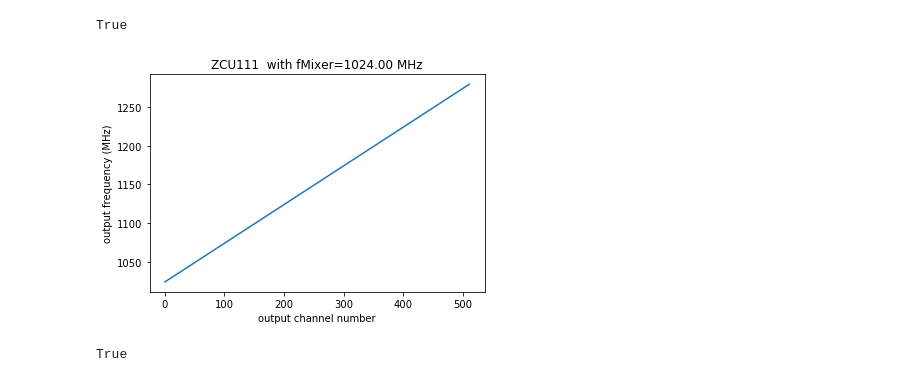
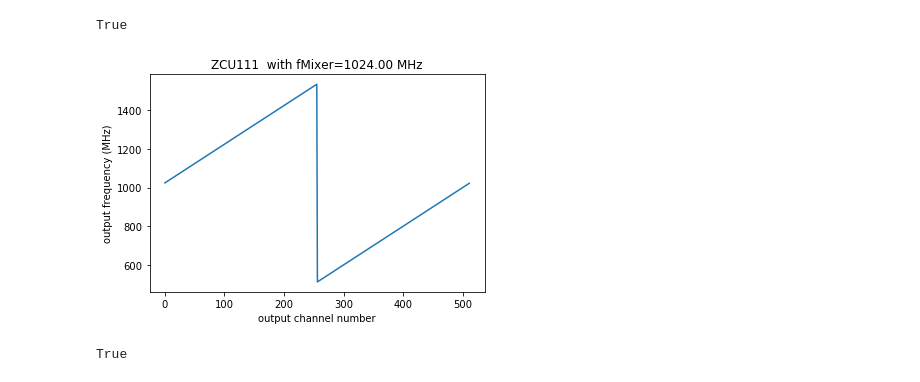
Before and after one commit to openquantumhardware/qick-tools, a Jupyter notebook: mkids/tutorial_03_channels_and_frequencies.ipynb, the cells around one changed output. Drawn from its saved outputs; the diff is of its cells as text; code cells hidden in the pictures.

Commit message:
call outFreq correctly in tutorial

```diff
--- a/mkids/tutorial_03_channels_and_frequencies.ipynb
+++ b/mkids/tutorial_03_channels_and_frequencies.ipynb
@@ -39,14 +39,14 @@ fMixer = mkids.fsIn/2
 mkids.setFMixer(fMixer)
 # %%
 allOutChs = np.arange(mkids.nOutCh)
-allOutFreqs = mkids.inCh2FreqCenter(allOutChs)
-testAllOutChs, testOffsets = mkids.inFreq2chOffset(allOutFreqs)
+allOutFreqs = mkids.outCh2FreqCenter(allOutChs)
+testAllOutChs, testOffsets = mkids.outFreq2chOffset(allOutFreqs)
 plt.plot(allOutChs, allOutFreqs)
 plt.xlabel("output channel number")
 plt.ylabel("output frequency (MHz)")
 _ = plt.title("%s  with fMixer=%.2f MHz"%(mkids.board, mkids.fMixerQuantized))
 # %% [output]
-[figure, old version]
+[figure, new version]
 # %%
 # Should be True, since we converted from channel to frequncy and back to channel
 np.array_equal(allOutChs, testAllOutChs)
```
Also changed, not shown: 1 other file.
